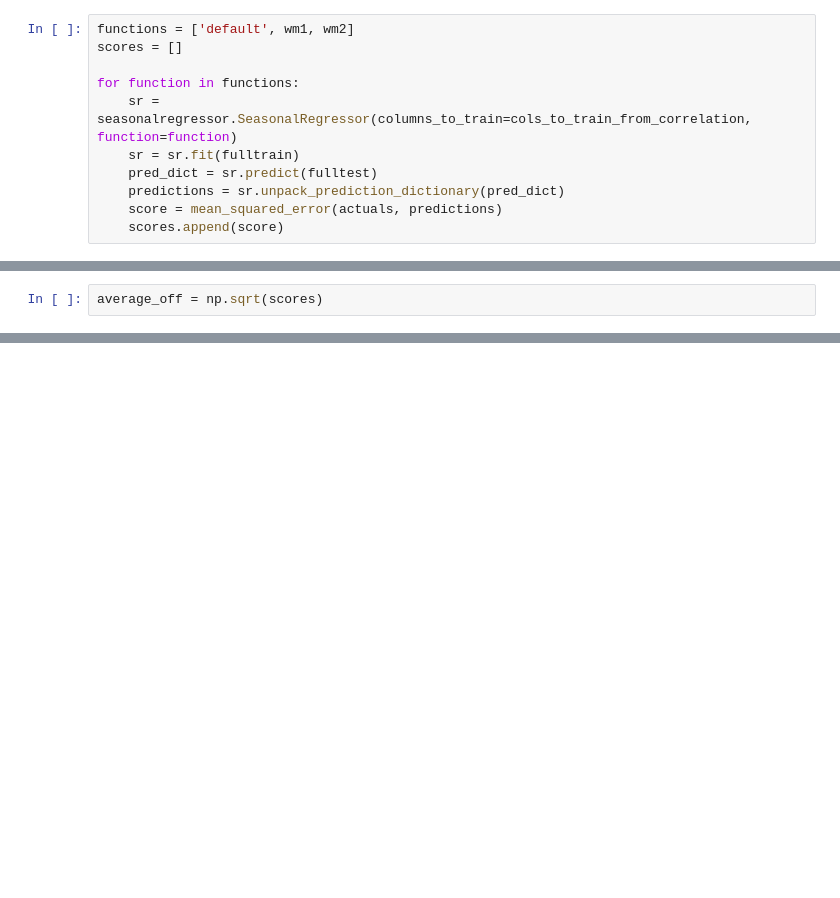
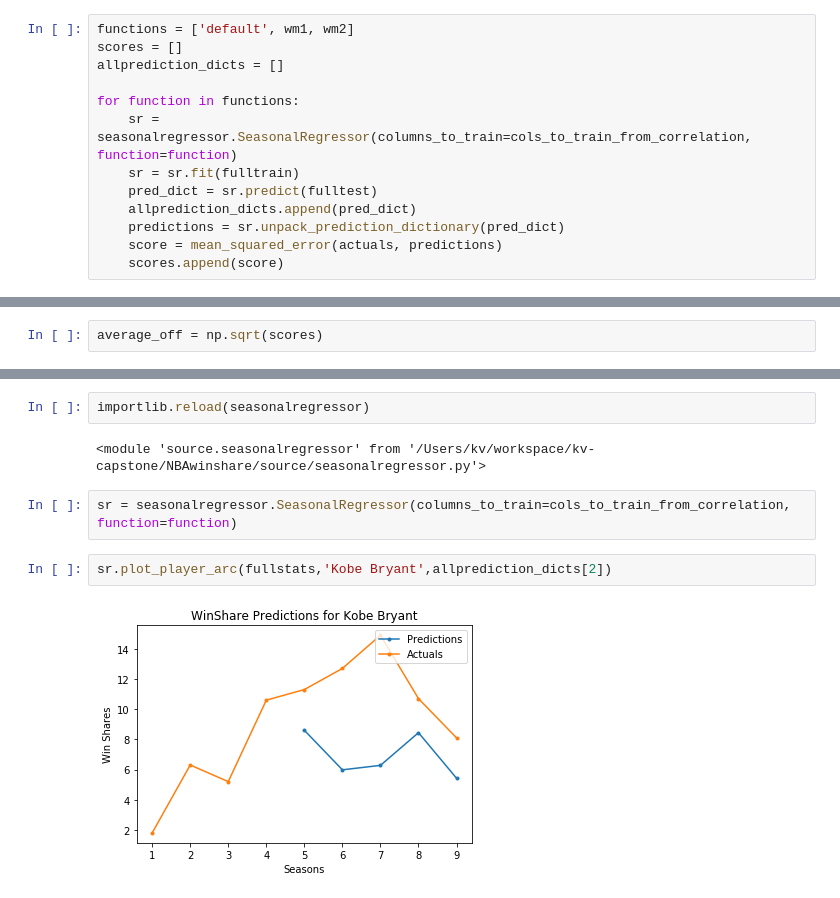
Before and after one commit to KirkAVoss/kv-capstone, a Jupyter notebook: NBAwinshare/2018.11.29_KV_Work.ipynb, the cells around one changed output, grey strips where cells are left out. Cells and saved outputs as stored; diff of their text form; blank space fills up the shorter version.

Commit message:
Cleaned up plot function

```diff
--- a/NBAwinshare/2018.11.29_KV_Work.ipynb
+++ b/NBAwinshare/2018.11.29_KV_Work.ipynb
@@ -50,11 +50,13 @@ fulltrain, fulltest = sr3.create_train_test_split(fullstats, trainnames, testnam
 # %%
 functions = ['default', wm1, wm2]
 scores = []
+allprediction_dicts = []
 
 for function in functions:
     sr = seasonalregressor.SeasonalRegressor(columns_to_train=cols_to_train_from_correlation, function=function)
     sr = sr.fit(fulltrain)
     pred_dict = sr.predict(fulltest)
+    allprediction_dicts.append(pred_dict)
     predictions = sr.unpack_prediction_dictionary(pred_dict)
     score = mean_squared_error(actuals, predictions)
     scores.append(score)
@@ -92,0 +105,10 @@ TypeError: 'method' object is not subscriptable
+# %%
+importlib.reload(seasonalregressor)
+# %% [output]
+<module 'source.seasonalregressor' from '/Users/kv/workspace/kv-capstone/NBAwinshare/source/seasonalregressor.py'>
+# %%
+sr = seasonalregressor.SeasonalRegressor(columns_to_train=cols_to_train_from_correlation, function=function)
+# %%
+sr.plot_player_arc(fullstats,'Kobe Bryant',allprediction_dicts[2])
+# %% [output]
+[figure, added]
```
Also changed, not shown: parts of 13 cells of this notebook, 1 other file.
